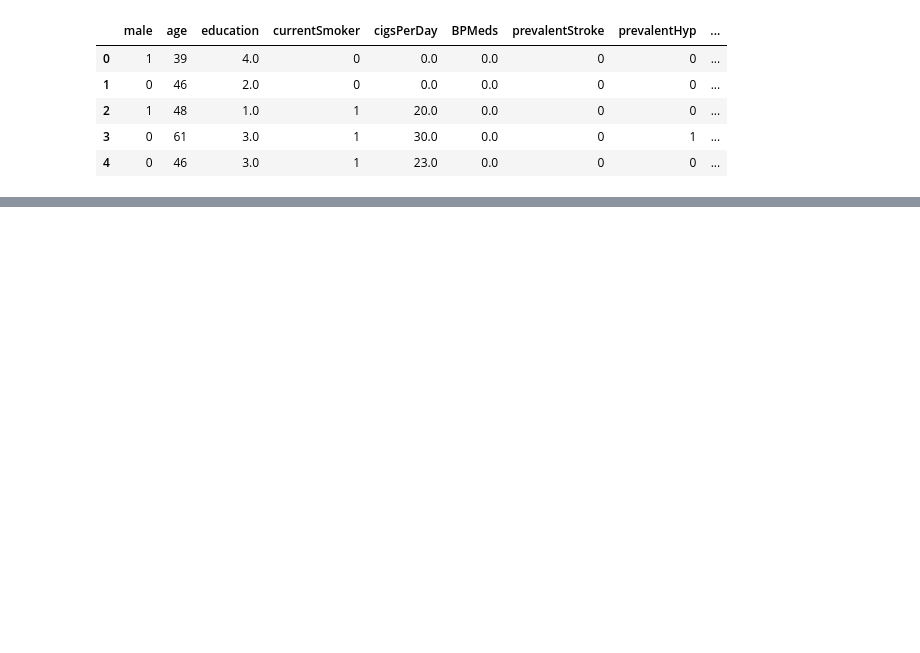
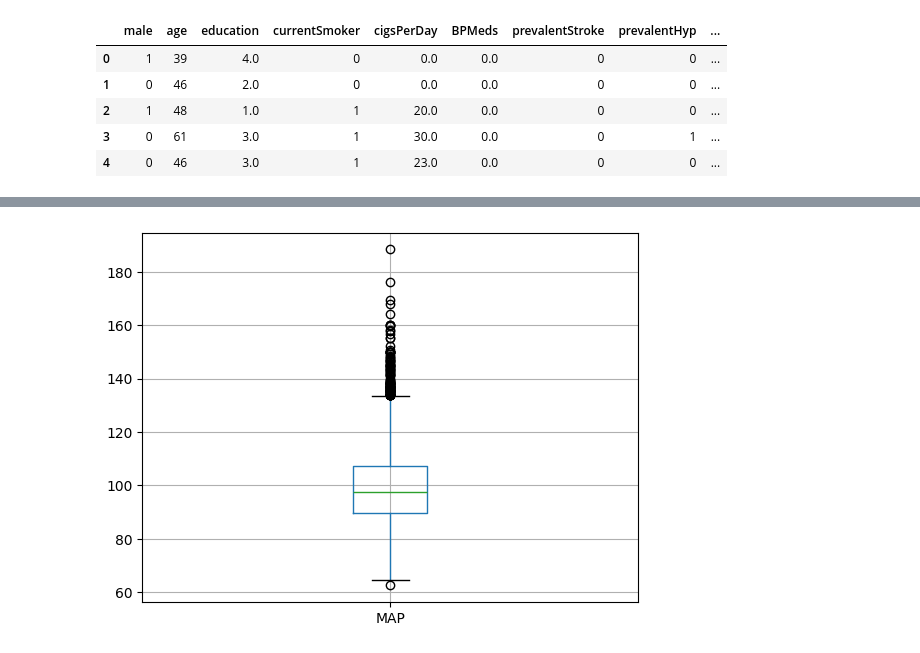
Before and after one commit to SmiffBarney/Heart-Disease-Analysis, a Jupyter notebook: notebooks/preprocessing.ipynb, the cells around one changed output, grey strips where cells are left out. Cells and saved outputs as stored; diff of their text form; code cells hidden in the pictures; blank space fills up the shorter version.

```diff
--- a/notebooks/preprocessing.ipynb
+++ b/notebooks/preprocessing.ipynb
@@ -47 +49,7 @@ df.drop(columns=['education','prevalentStroke'])
 4240 rows × 12 columns
+# %%
+# Revisiting features with outliers
+df.boxplot(column='MAP')
+plt.show()
+# %% [output]
+[figure, added]
```
Also changed, not shown: parts of 11 cells of this notebook, 4 other files.
